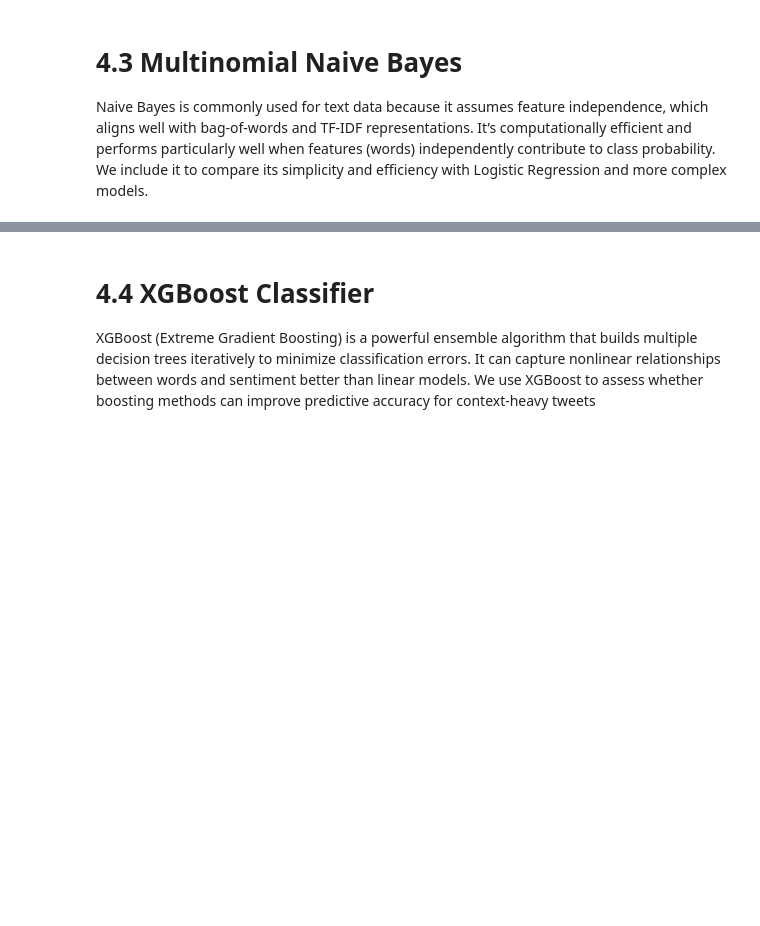
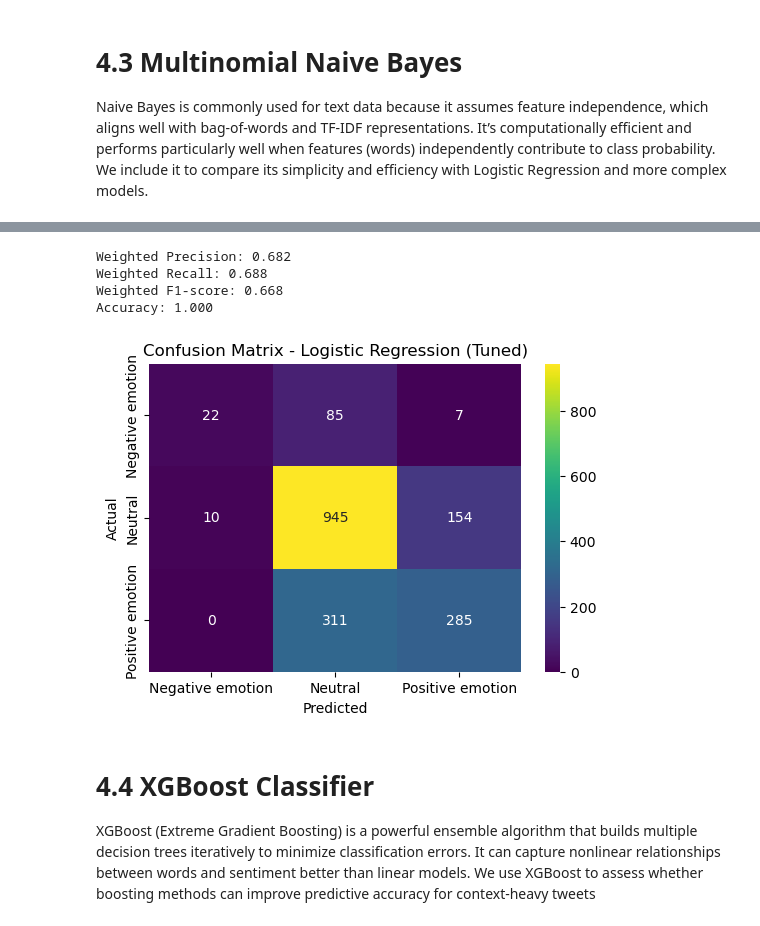
Before and after one commit to r0sh1ddy/apple-and-google-sentimentanalysis, a Jupyter notebook: analysis_nlp.ipynb, the cells around one changed output, grey strips where cells are left out. Saved outputs shown, nothing was run; the diff lists cells and outputs as text; code cells hidden in the pictures; blank space fills up the shorter version.

```diff
--- a/analysis_nlp.ipynb
+++ b/analysis_nlp.ipynb
@@ -854,3 +1261,30 @@ multinomial_tuned= modelling(pipeline)
+# %%
+y_pred =multinomial_tuned.predict(X_test)
+# Compute weighted metrics for comparison
+precision_val = precision_score(y_test, y_pred, average='weighted')
+recall_val = recall_score(y_test, y_pred, average='weighted')
+f1_val = f1_score(y_test, y_pred, average='weighted')
+accuracy_val = accuracy_score(y_pred, y_pred)
+
+print(f"\nWeighted Precision: {precision_val:.3f}")
+print(f"Weighted Recall: {recall_val:.3f}")
+print(f"Weighted F1-score: {f1_val:.3f}")
+print(f"Accuracy: {accuracy_val:.3f}")
+
+# Confusion Matrix
+plt.figure(figsize=(6, 4))
+sns.heatmap(confusion_matrix(y_test, y_pred), annot=True, fmt='d', cmap='viridis',
+            xticklabels=nb.classes_, yticklabels=nb.classes_)
+plt.title('Confusion Matrix - Logistic Regression (Tuned)')
+plt.xlabel('Predicted')
+plt.ylabel('Actual')
+plt.show()
+# %% [output]
+Weighted Precision: 0.682
+Weighted Recall: 0.688
+Weighted F1-score: 0.668
+Accuracy: 1.000
+[figure, added]
 # %% [markdown]
 # 4.4 XGBoost Classifier
 XGBoost (Extreme Gradient Boosting) is a powerful ensemble algorithm that builds multiple decision trees iteratively to minimize classification errors.
```
Also changed, not shown: parts of 60 cells of this notebook.
